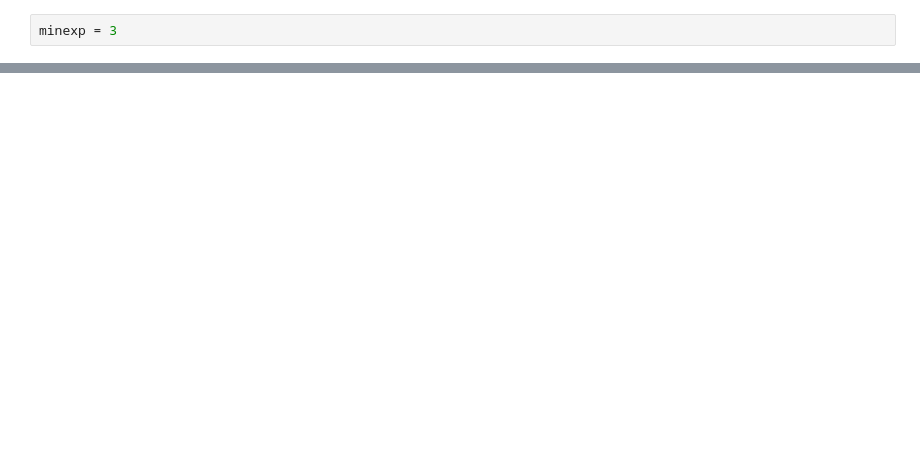
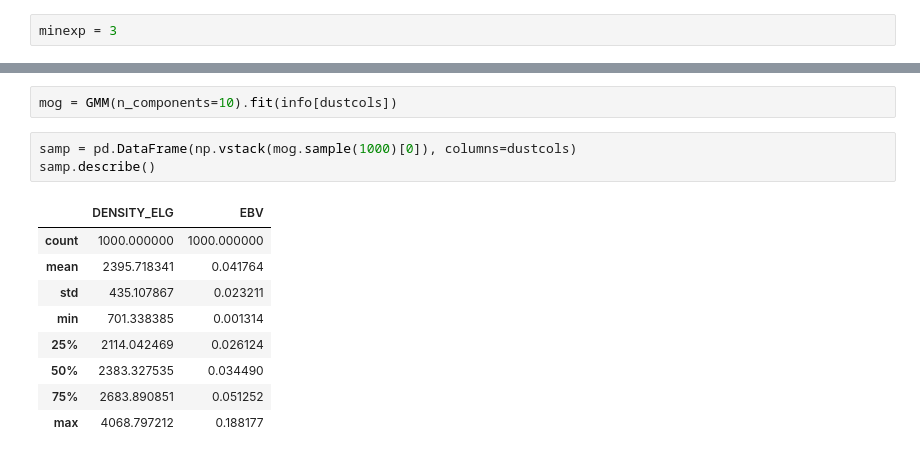
Before and after one commit to desihub/desitarget, a Jupyter notebook: doc/nb/target-fluctuations.ipynb, the cells around one changed output, grey strips where cells are left out. Saved outputs shown, nothing was run; the diff lists cells and outputs as text; blank space fills up the shorter version.

```diff
--- a/doc/nb/target-fluctuations.ipynb
+++ b/doc/nb/target-fluctuations.ipynb
@@ -75,0 +94,15 @@ ax.set_ylim(0, 1000)
+# %%
+mog = GMM(n_components=10).fit(info[dustcols])
+# %%
+samp = pd.DataFrame(np.vstack(mog.sample(1000)[0]), columns=dustcols)
+samp.describe()
+# %% [output]
+|  | DENSITY_ELG | EBV |
+| count | 1000.000000 | 1000.000000 |
+| mean | 2395.718341 | 0.041764 |
+| std | 435.107867 | 0.023211 |
+| min | 701.338385 | 0.001314 |
+| 25% | 2114.042469 | 0.026124 |
+| 50% | 2383.327535 | 0.034490 |
+| 75% | 2683.890851 | 0.051252 |
+| max | 4068.797212 | 0.188177 |
```
Also changed, not shown: parts of 25 cells of this notebook.
